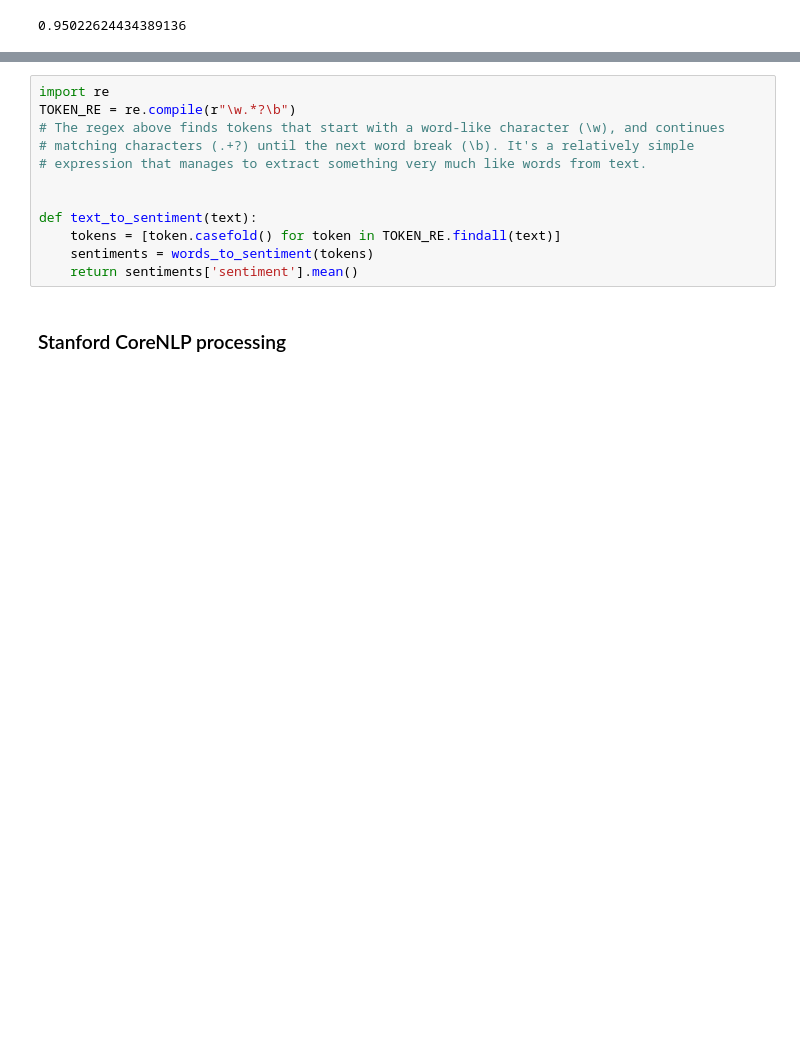
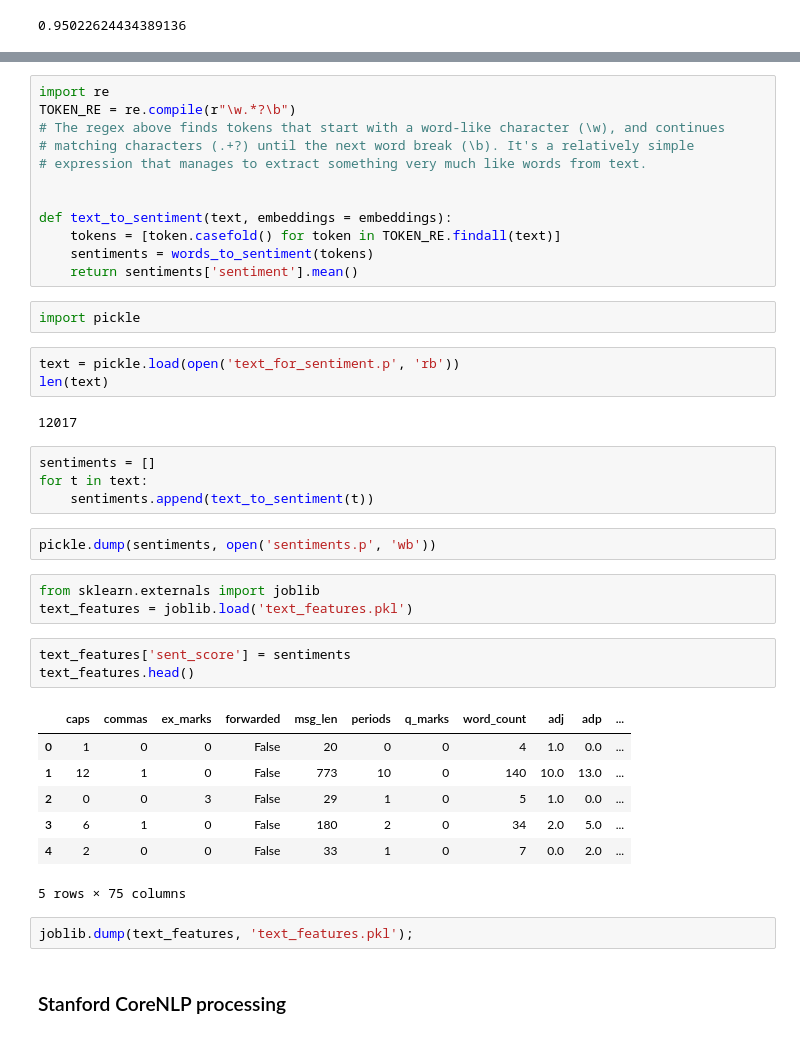
Before and after one commit to yuwie10/cultivate, a Jupyter notebook: notebooks/05-sentiment-analysis.ipynb, the cells around one changed output, grey strips where cells are left out. Drawn from its saved outputs; the diff is of its cells as text; blank space fills up the shorter version.

Commit message:
finished LDA, sentiment analysis

```diff
--- a/notebooks/05-sentiment-analysis.ipynb
+++ b/notebooks/05-sentiment-analysis.ipynb
@@ -110,10 +121,39 @@ TOKEN_RE = re.compile(r"\w.*?\b")
 # expression that manages to extract something very much like words from text.
 
 
-def text_to_sentiment(text):
+def text_to_sentiment(text, embeddings = embeddings):
     tokens = [token.casefold() for token in TOKEN_RE.findall(text)]
     sentiments = words_to_sentiment(tokens)
     return sentiments['sentiment'].mean()
+# %%
+import pickle
+# %%
+text = pickle.load(open('text_for_sentiment.p', 'rb'))
+len(text)
+# %% [output]
+12017
+# %%
+sentiments = []
+for t in text:
+    sentiments.append(text_to_sentiment(t))
+# %%
+pickle.dump(sentiments, open('sentiments.p', 'wb'))
+# %%
+from sklearn.externals import joblib
+text_features = joblib.load('text_features.pkl')
+# %%
+text_features['sent_score'] = sentiments
+text_features.head()
+# %% [output]
+|  | caps | commas | ex_marks | forwarded | msg_len | periods | q_marks | word_count | adj | adp | ... |
+| 0 | 1 | 0 | 0 | False | 20 | 0 | 0 | 4 | 1.0 | 0.0 | ... |
+| 1 | 12 | 1 | 0 | False | 773 | 10 | 0 | 140 | 10.0 | 13.0 | ... |
+| 2 | 0 | 0 | 3 | False | 29 | 1 | 0 | 5 | 1.0 | 0.0 | ... |
+| 3 | 6 | 1 | 0 | False | 180 | 2 | 0 | 34 | 2.0 | 5.0 | ... |
+| 4 | 2 | 0 | 0 | False | 33 | 1 | 0 | 7 | 0.0 | 2.0 | ... |
+5 rows × 75 columns
+# %%
+joblib.dump(text_features, 'text_features.pkl');
 # %% [markdown]
 ### Stanford CoreNLP processing
 # %%
```
Also changed, not shown: parts of 2 cells of this notebook, 3 other files.
